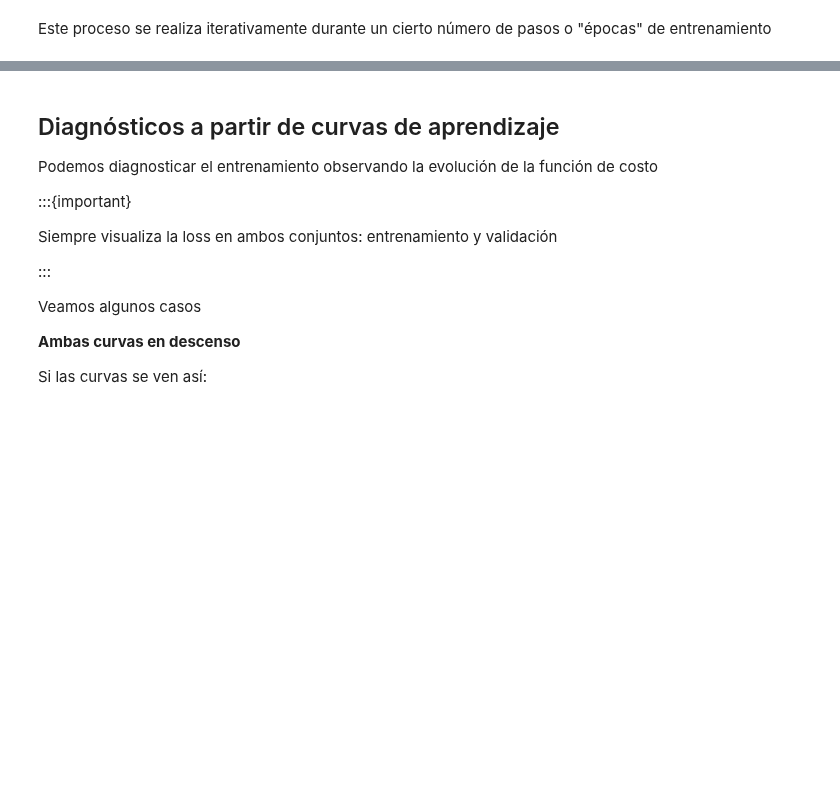
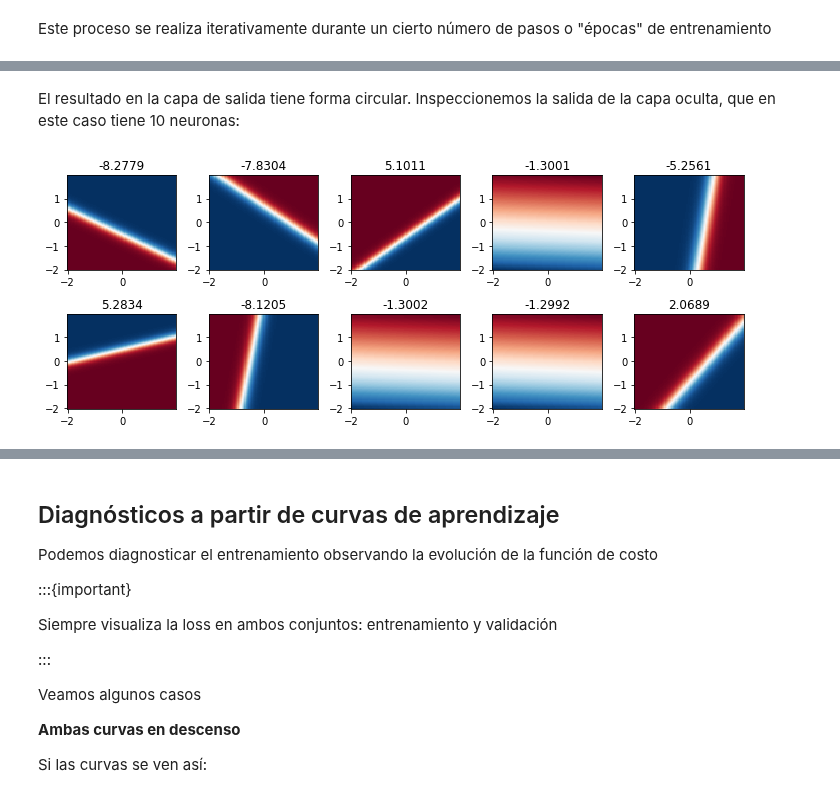
Before and after one commit to phuijse/MachineLearningBook, a Jupyter notebook: contents/neural_networks/pytorch2.ipynb, the cells around one changed output, grey strips where cells are left out. Drawn from its saved outputs; the diff is of its cells as text; code cells hidden in the pictures; blank space fills up the shorter version.

```diff
--- a/contents/neural_networks/pytorch2.ipynb
+++ b/contents/neural_networks/pytorch2.ipynb
@@ -355,0 +412,12 @@ for param_tensor in model.state_dict():
+# %% [markdown]
+El resultado en la capa de salida tiene forma circular. Inspeccionemos la salida de la capa oculta, que en este caso tiene 10 neuronas:
+# %%
+fig, ax = plt.subplots(2, 5, figsize=(10, 4), tight_layout=True)
+
+for ax_, layer, w in zip(ax.ravel(), model[0](x_test).T, model[2].weight.detach()[0]):
+    ax_.pcolormesh(x_test1, x_test2,
+                   nn.Sigmoid()(layer).reshape(x_test1.shape).detach(),
+                   cmap=plt.cm.RdBu_r)
+    ax_.set_title(f"{w.item():0.4f}")
+# %% [output]
+[figure, added]
```
Also changed, not shown: parts of 55 cells of this notebook.
